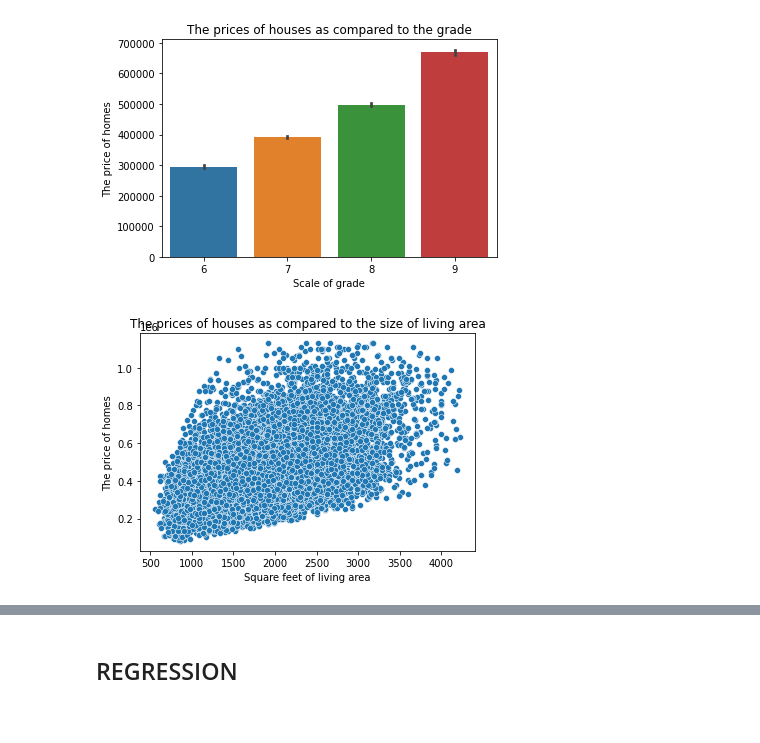
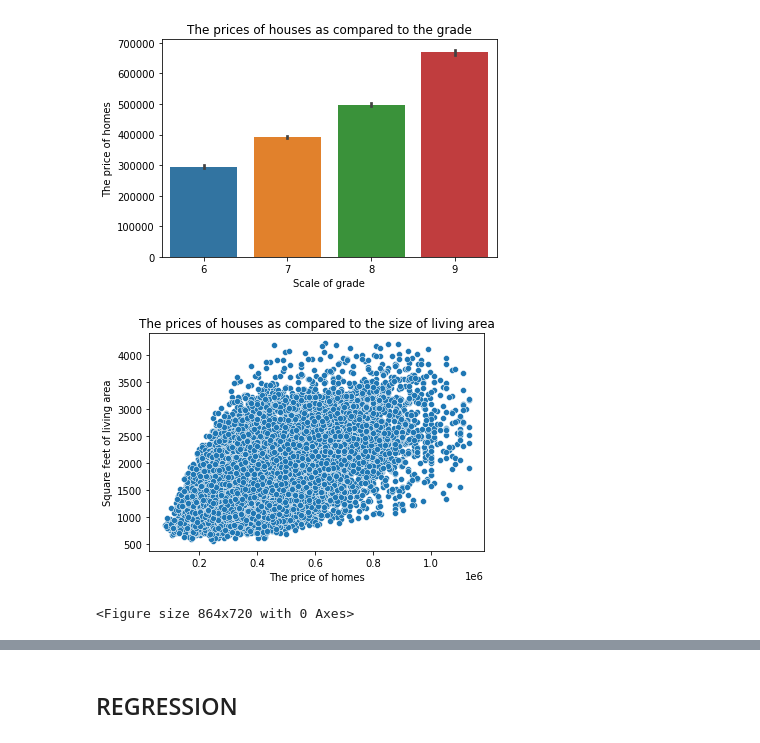
Before and after one commit to MoreenMarutaData/PREDICTION-OF-HOUSING-PRICES-FOR-HASS-CONSULTING-COMPANY-COMPANY, a Jupyter notebook: PYTHON_NOTEBOOK_FOR_PREDICTION_OF_HOUSE_PRICES.ipynb, the cells around one changed output, grey strips where cells are left out. Drawn from its saved outputs; the diff is of its cells as text; code cells hidden in the pictures.

```diff
--- a/PYTHON_NOTEBOOK_FOR_PREDICTION_OF_HOUSE_PRICES.ipynb
+++ b/PYTHON_NOTEBOOK_FOR_PREDICTION_OF_HOUSE_PRICES.ipynb
@@ -409,10 +409,12 @@ plt.show()
 # %% [output]
 [figure]
 # %%
-sns.scatterplot(x = housing['sqft_living'], y = housing['price'], hue_order='bedrooms')
-plt.xlabel('Square feet of living area')
-plt.ylabel('The price of homes')
+sns.scatterplot(y = housing['sqft_living'], x = housing['price'], hue_order='bedrooms')
+plt.ylabel('Square feet of living area')
+plt.xlabel('The price of homes')
 plt.title('The prices of houses as compared to the size of living area')
+plt.figure(figsize=(12,10))
 plt.show()
 # %% [output]
-[figure, old version]
+[figure, new version]
+<Figure size 864x720 with 0 Axes>
```
Also changed, not shown: parts of 1 cell of this notebook.
